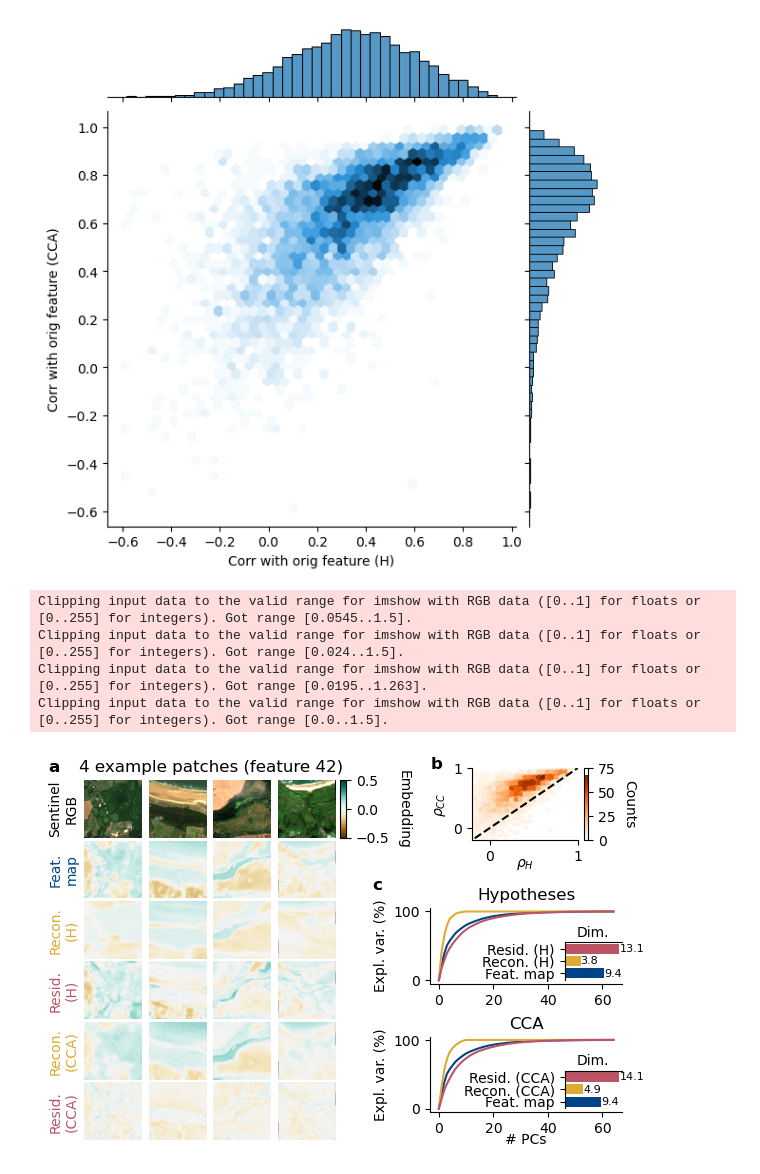
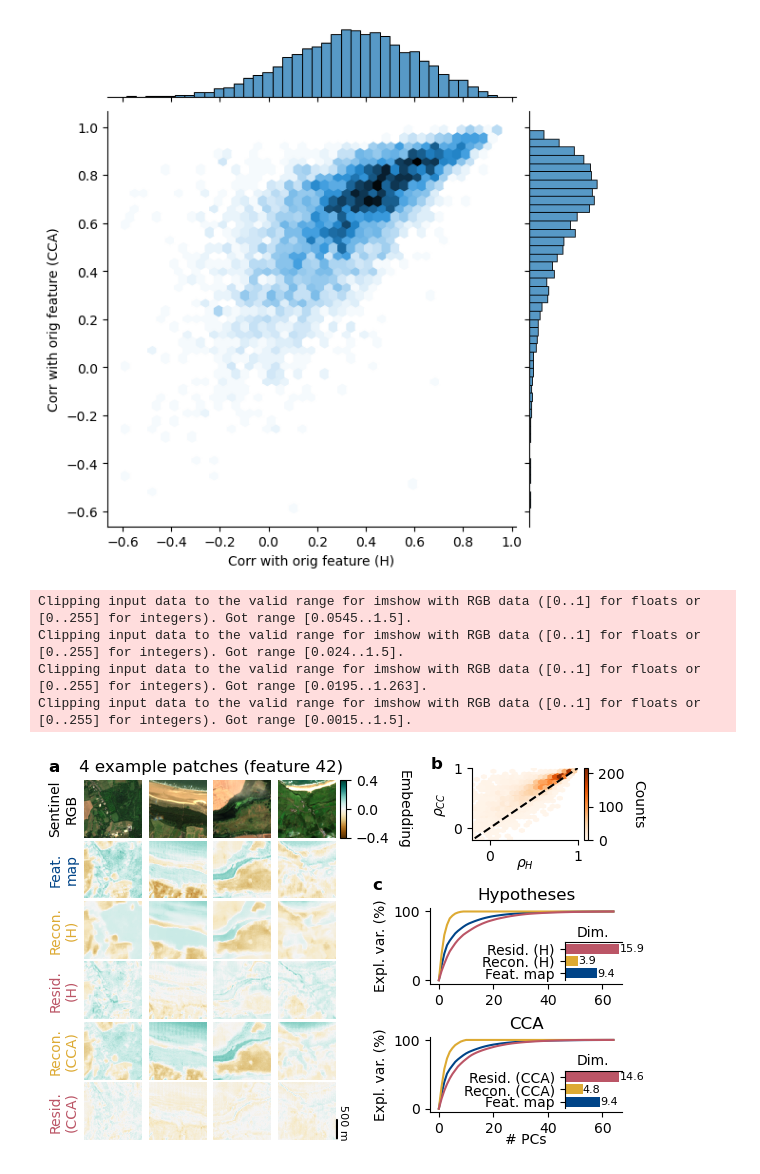
Before and after one commit to vdplasthijs/NeurEO, a Jupyter notebook: notebooks/CCA figure.ipynb, the cells around one changed output. Drawn from its saved outputs; the diff is of its cells as text; code cells hidden in the pictures.

```diff
--- a/notebooks/CCA figure.ipynb
+++ b/notebooks/CCA figure.ipynb
@@ -154,0 +34,2 @@ feat_hat_ols_h_img = au.unravel_features(feat_hat_ols_h, n_patches=n_patches, nx
+# %%
+(feat_hat_ols_cc_img, feat_res_ols_cc_img), (feat_hat_ols_h_img, feat_res_ols_h_img) = au.cca_and_normal_ols_from_hypotheses(features=features, hypotheses=hypotheses)
@@ -217,8 +55,9 @@ def plot_pca_dim(dict_expl_var, dict_dim, ax=None):
 # %%
-# fig, ax = plt.subplots(2, 3, figsize=(6, 3))
-# ax = ax.ravel()
-# for i_plot, (name, dict_dim) in enumerate(dict_dim_all.items()):
-#     n_vals = list(dict_dim.keys())
-#     mean_dim = [np.mean(dict_dim[n]) for n in n_vals]
-#     ax[i_plot].plot(n_vals, mean_dim, '.-', label=name)
-#     ax[i_plot].set_title(name)
+fig, ax = plt.subplots(2, 3, figsize=(6, 3), gridspec_kw={'wspace': 0.4, 'hspace': 0.4})
+ax = ax.ravel()
+for i_plot, (name, dict_dim) in enumerate(dict_dim_all.items()):
+    n_vals = list(dict_dim.keys())
+    mean_dim = [np.nanmean(dict_dim[n]) for n in n_vals]
+    ax[i_plot].plot(n_vals, mean_dim, '.-', label=name)
+    ax[i_plot].set_title(name)
+    ax[i_plot].set_ylim(0, 22)
@@ -225,5 +66,5 @@ def plot_pca_dim(dict_expl_var, dict_dim, ax=None):
 # %%
-n = 5
+n = 10
 ax = plt.subplot(111)
 name_dict = {'original': 'Original', 'fit_ols_cc': 'Reconstructed (CCA)', 'res_ols_cc': 'Residual (CCA)',
               'fit_ols_h': 'Reconstructed (H)', 'res_ols_h': 'Residual (H)'}
@@ -234,9 +75,9 @@ color_dict = {'original': 'k', 'fit_ols_cc': "#FFC933", 'res_ols_cc': "#4CA1B8",
 mean_dim_list = []
 name_list = []
 colour_list = []
-for name in ['original', 'fit_ols_cc', 'res_ols_cc']:
-    mean_dim = np.mean(dict_dim_all[name][n])
-    sem_dim = np.std(dict_dim_all[name][n]) / np.sqrt(len(dict_dim_all[name][n]))
+for name in ['original', 'fit_ols_cc', 'res_ols_cc', 'fit_ols_h', 'res_ols_h']:
+    mean_dim = np.nanmean(dict_dim_all[name][n])
+    sem_dim = np.nanstd(dict_dim_all[name][n]) / np.sqrt(len(dict_dim_all[name][n]))
     mean_dim_list.append(mean_dim)
     name_list.append(name_dict[name])
     colour_list.append(color_dict[name])
@@ -339,7 +180,7 @@ colour_ols_res = "#bb5566"
 colour_original = '#004488'
 color_dict = {'original': colour_original, 'fit_ols_cc': colour_ols_fit, 'res_ols_cc': colour_ols_res,
               'fit_ols_h': colour_ols_fit, 'res_ols_h': colour_ols_res}
-lim_feat = 0.5
+
 for i_col, (i_patch, i_f) in enumerate(patch_feat_combis):
     ax_col = ax_top[:, i_col]
 
@@ -347,10 +188,8 @@ for i_col, (i_patch, i_f) in enumerate(patch_feat_combis):
     # vu.plot_sentinel(ax=ax_col[0], img=sentinel_eq[i_patch])
     # ax_col[0].set_title(f'F{i_f}, P{i_patch}', fontsize=10)
 
-    # print(i_col)
     for ii, (name, im_plot) in enumerate(dict_plot_feat_data.items()):
-        # print(ii, i_col)
-        ax_col[ii + 1].imshow(im_plot[i_patch][i_f], vmin=-lim_feat, vmax=lim_feat, cmap='BrBG')
+        vu.plot_feature(im_plot[i_patch][i_f], ax=ax_col[ii + 1], plot_cbar=False, lim_zscore=False)
         corr_with_orig_feat = np.corrcoef(im_plot[i_patch][i_f].flatten(), features[i_patch][i_f].flatten())[0, 1]
         ax_col[ii + 1].set_xlabel(f'corr: {corr_with_orig_feat:.3f}', fontsize=8)
     for ax_ in ax_col:
@@ -363,10 +202,11 @@ for i_col, (i_patch, i_f) in enumerate(patch_feat_combis):
 
     if i_col == n_cols_top - 1:
         cbar = plt.colorbar(mappable=ax_col[1].images[0], ax=ax_col[1], #fraction=0.046, pad=0.04,
-                            cax=ax_cbar)
+                            cax=ax_cbar, ticks=[-0.4, 0, 0.4])
         ax_cbar.set_ylabel('Embedding', rotation=270, labelpad=15)
 
 ax_top[0, 0].set_title('4 example patches (feature 42)', fontsize=12, ha='left', x=-0.1)
+vu.add_scalebar(ax_top[-1, -1], location='bottom right vertical', fraction=0.5 / 1.28, label='500 m', fontsize=8)
 
 ## Bottom plots:
 ## PCA explained variance plot H
@@ -457,33 +297,33 @@ for ax_, names in zip([ax_dim_h, ax_dim_cca],
 
 ax_corr_recon.plot([-1, 1], [-1, 1], 'k--')
 # ax_corr_recon.plot(dict_corr_with_orig['fit_ols_h'], dict_corr_with_orig['fit_ols_cc'], '.', alpha=0.7)
 # sns.kdeplot(data=pd.DataFrame(dict_corr_with_orig), x='fit_ols_h', y='fit_ols_cc',
 #             fill=False, thresh=0, levels=10, color=colour_ols_fit, ax=ax_corr_recon)
 cmap_ols_fit = plt.cm.get_cmap('Oranges')
 ax_corr_recon.hexbin(x=dict_corr_with_orig['fit_ols_h'], y=dict_corr_with_orig['fit_ols_cc'],
                      gridsize=30, cmap=cmap_ols_fit, mincnt=1)
 ax_corr_recon.set_xlabel(r"$\rho_H$", labelpad=-5)
 ax_corr_recon.set_ylabel(r"$\rho_{CC}$")
 ax_corr_recon.set_xlim([-0.2, 1])
 ax_corr_recon.set_ylim([-0.2, 1])
 vu.despine(ax_corr_recon)
 cbar = plt.colorbar(mappable=ax_corr_recon.collections[0], ax=ax_corr_recon)
 cbar.set_label('Counts', rotation=270, labelpad=15)
-cbar.set_ticks([0, 25, 50, 75])
+cbar.set_ticks([0, 100, 200])
 
 sys.path.append('/Users/tplas/repos/reproducible_figures/scripts')
 import rep_fig_vis as rfv
 rfv.add_panel_label(fig=fig, ax=ax_top[0][0], label_letter='a', x_offset=0.25 if full_length_fig else 0.05, y_offset=0.1, fontsize=12)
 rfv.add_panel_label(fig=fig, ax=ax_right[0], label_letter='c', x_offset=3.07 if full_length_fig else 1.72, y_offset=0.2, fontsize=12)
 # rfv.add_panel_label(fig=fig, ax=ax_right[1], label_letter='c', x_offset=3.07 if full_length_fig else 1.72, y_offset=0.1, fontsize=12)
 rfv.add_panel_label(fig=fig, ax=ax_bottomright, label_letter='b', x_offset=8 if full_length_fig else 3.7, y_offset=-0.05, fontsize=12)
 
 if save_fig:
     fig.savefig('../figs/fig3.pdf', dpi=300, bbox_inches='tight')
     plt.savefig('../../ms_neureo/figs/fig3.pdf', bbox_inches='tight')
 # %% [output]
 Clipping input data to the valid range for imshow with RGB data ([0..1] for floats or [0..255] for integers). Got range [0.0545..1.5].
 Clipping input data to the valid range for imshow with RGB data ([0..1] for floats or [0..255] for integers). Got range [0.024..1.5].
 Clipping input data to the valid range for imshow with RGB data ([0..1] for floats or [0..255] for integers). Got range [0.0195..1.263].
-Clipping input data to the valid range for imshow with RGB data ([0..1] for floats or [0..255] for integers). Got range [0.0..1.5].
+Clipping input data to the valid range for imshow with RGB data ([0..1] for floats or [0..255] for integers). Got range [0.0015..1.5].
-[figure, old version]
+[figure, new version]
```
Also changed, not shown: parts of 12 cells of this notebook, 3 other files.
